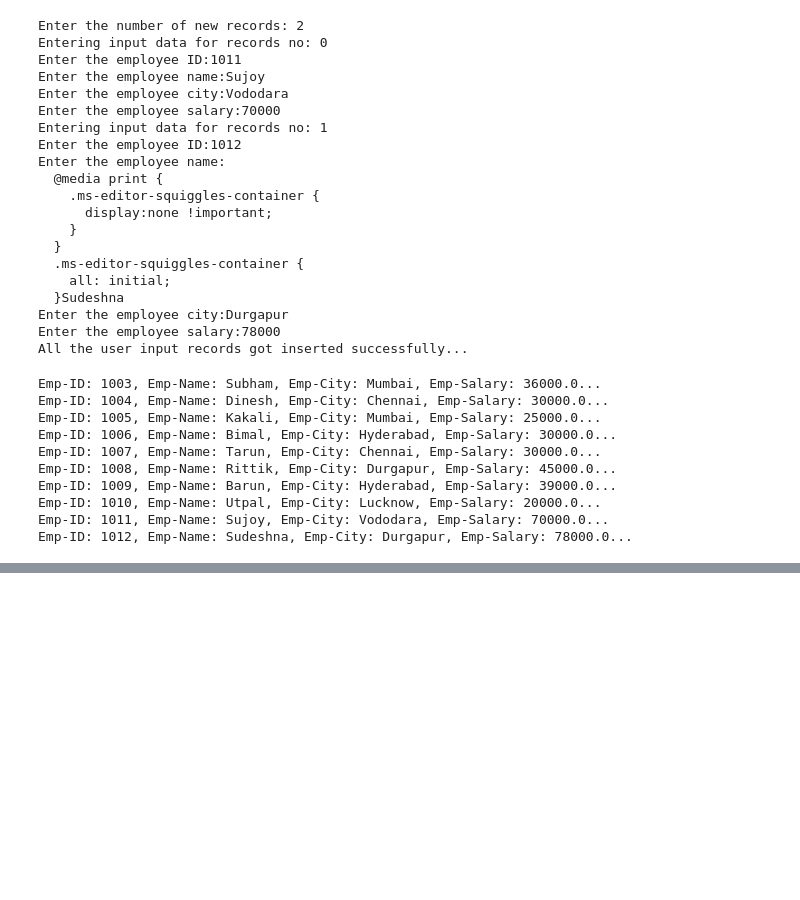
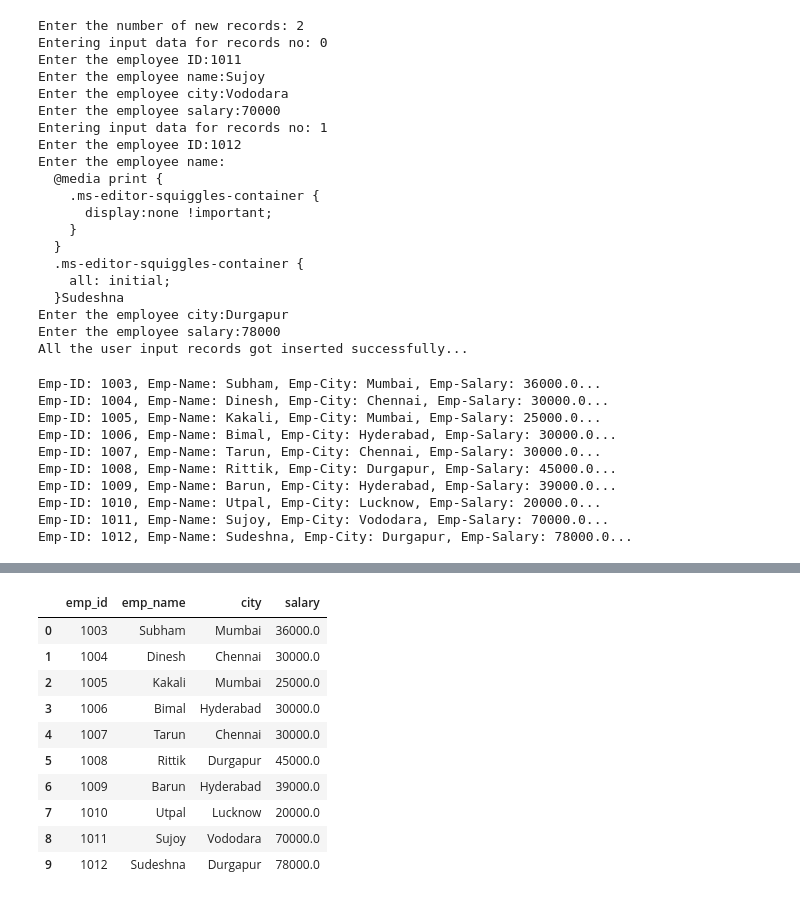
Before and after one commit to toarnabtrainer/AEC_Python_With_DBMS_July_2023, a Jupyter notebook: Database with Python.ipynb, the cells around one changed output, grey strips where cells are left out. Saved outputs shown, nothing was run; the diff lists cells and outputs as text; code cells hidden in the pictures; blank space fills up the shorter version.

Commit message:
Database with Python

```diff
--- a/Database with Python.ipynb
+++ b/Database with Python.ipynb
@@ -380,0 +470,17 @@ Emp-ID: 1012, Emp-Name: Sudeshna, Emp-City: Durgapur, Emp-Salary: 78000.0...
+# %%
+# reading all the database employee table content on to a Pandas Dataframe
+import pandas as pd
+dataframe = pd.read_sql_query("SELECT * FROM employee", connection)
+dataframe
+# %% [output]
+|  | emp_id | emp_name | city | salary |
+| 0 | 1003 | Subham | Mumbai | 36000.0 |
+| 1 | 1004 | Dinesh | Chennai | 30000.0 |
+| 2 | 1005 | Kakali | Mumbai | 25000.0 |
+| 3 | 1006 | Bimal | Hyderabad | 30000.0 |
+| 4 | 1007 | Tarun | Chennai | 30000.0 |
+| 5 | 1008 | Rittik | Durgapur | 45000.0 |
+| 6 | 1009 | Barun | Hyderabad | 39000.0 |
+| 7 | 1010 | Utpal | Lucknow | 20000.0 |
+| 8 | 1011 | Sujoy | Vododara | 70000.0 |
+| 9 | 1012 | Sudeshna | Durgapur | 78000.0 |
```
Also changed, not shown: parts of 7 cells of this notebook.
